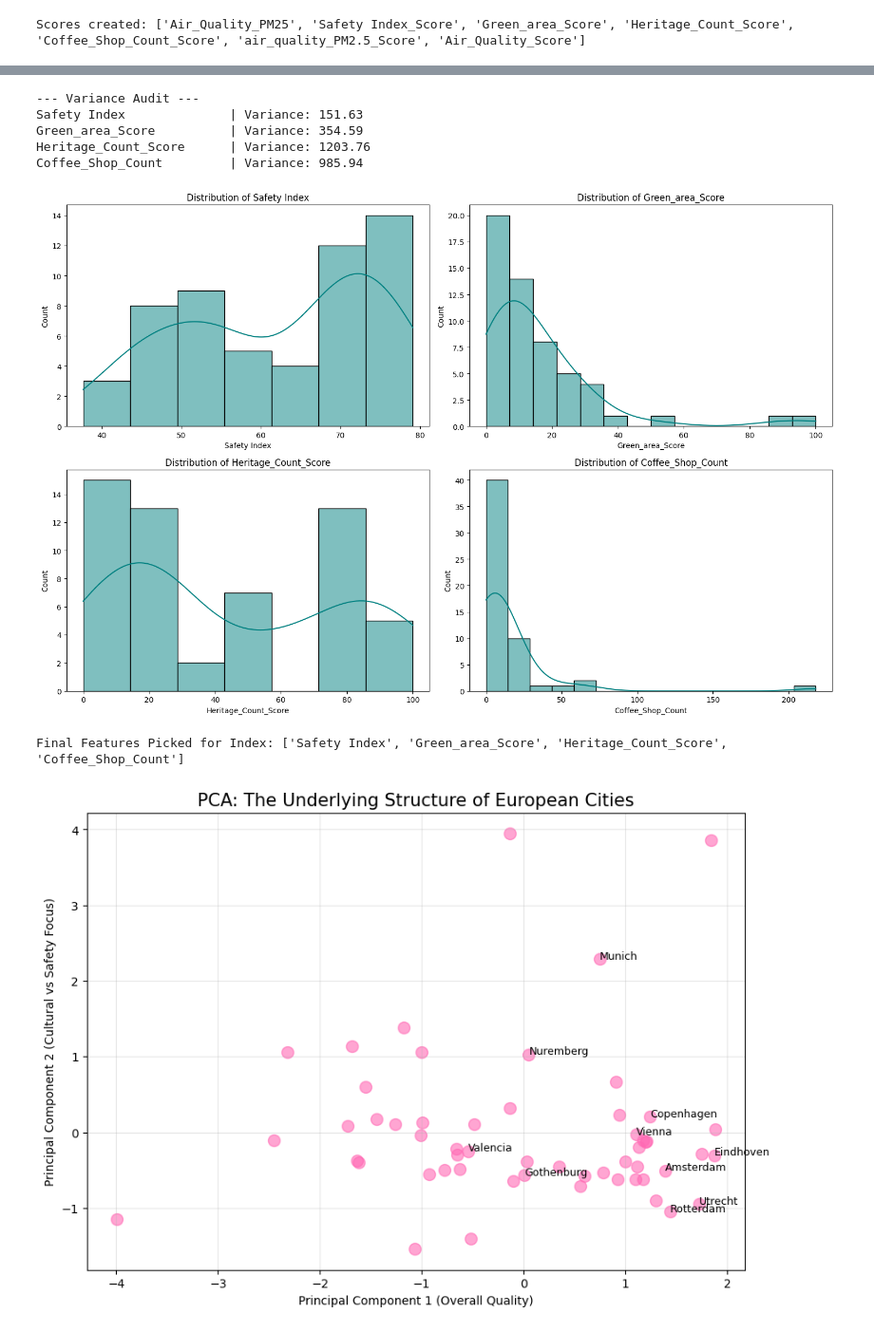
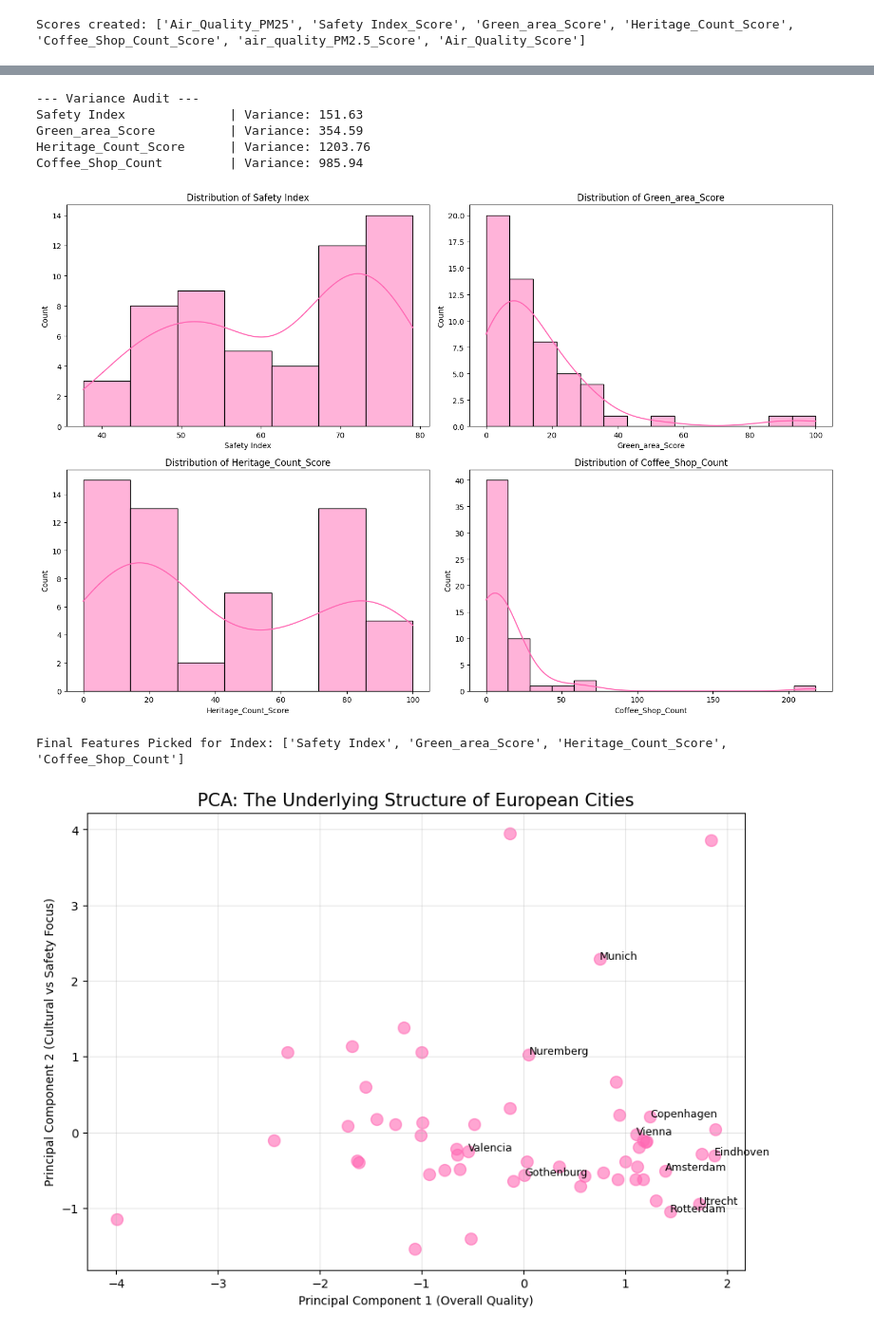
Before and after one commit to AoifeMurphy02/DAV_Specification_Index_Generation_and_Visualization, a Jupyter notebook: HGW_Index.ipynb, the cells around one changed output, grey strips where cells are left out. Shown at 95% size. Drawn from its saved outputs; the diff is of its cells as text; code cells hidden in the pictures.

```diff
--- a/HGW_Index.ipynb
+++ b/HGW_Index.ipynb
@@ -742,7 +745,7 @@ Air Quality PM2.5: This is the most "compact" box, but it has significant outlie
 Precipitation (Blue/Right): This data is very tightly clustered. The fact that the outliers only go up to 0.20 suggests your rainfall data is quite normalized across the European sample.
 # %%
 weather_cols = ['temperature_celsius', 'air_quality_PM2.5', 'precip_mm']
-weather_colors = ['#ff7f0e', '#9467bd', '#1f77b4'] # Orange, Purple, Blue
+weather_colors = ['hotpink', '#9467bd', 'pink']
 weather_labels = ['Temperature (°C)', 'PM2.5 Concentration', 'Precipitation (mm)']
 
 # Create a 1x3 grid of histograms
@@ -1231,35 +1234,35 @@ candidates = ['Safety Index', 'Green_area_Score', 'Heritage_Count_Score', 'Coffe
 # If a variable has very low variance, it won't help rank the cities.
 print("--- Variance Audit ---")
 for col in candidates:
     variance = df_europe_master[col].var()
     print(f"{col:25} | Variance: {variance:.2f}")
 
 # Individual Visual Check
 # plot histograms to see if the data is "bunched up" or well-distributed
 plt.figure(figsize=(15, 10))
 for i, col in enumerate(candidates):
     plt.subplot(2, 2, i+1)
-    sns.histplot(df_europe_master[col], kde=True, color='teal')
+    sns.histplot(df_europe_master[col], kde=True, color='hotpink')
     plt.title(f'Distribution of {col}')
 
 plt.tight_layout()
 plt.show()
 
 # Final Selection Decision
 # Based on the audit above:
 # - Safety has high variance (Good for ranking)
 # - Coffee Shops has a long tail (Shows clear winners/losers)
 # - Green Area is well-distributed.
 
 final_selected_features = ['Safety Index', 'Green_area_Score', 'Heritage_Count_Score', 'Coffee_Shop_Count']
 print(f"\nFinal Features Picked for Index: {final_selected_features}")
 # %% [output]
 --- Variance Audit ---
 Safety Index              | Variance: 151.63
 Green_area_Score          | Variance: 354.59
 Heritage_Count_Score      | Variance: 1203.76
 Coffee_Shop_Count         | Variance: 985.94
-[figure, old version]
+[figure, new version]
 Final Features Picked for Index: ['Safety Index', 'Green_area_Score', 'Heritage_Count_Score', 'Coffee_Shop_Count']
 # %%
 from sklearn.decomposition import PCA
```
Also changed, not shown: parts of 16 cells of this notebook.
